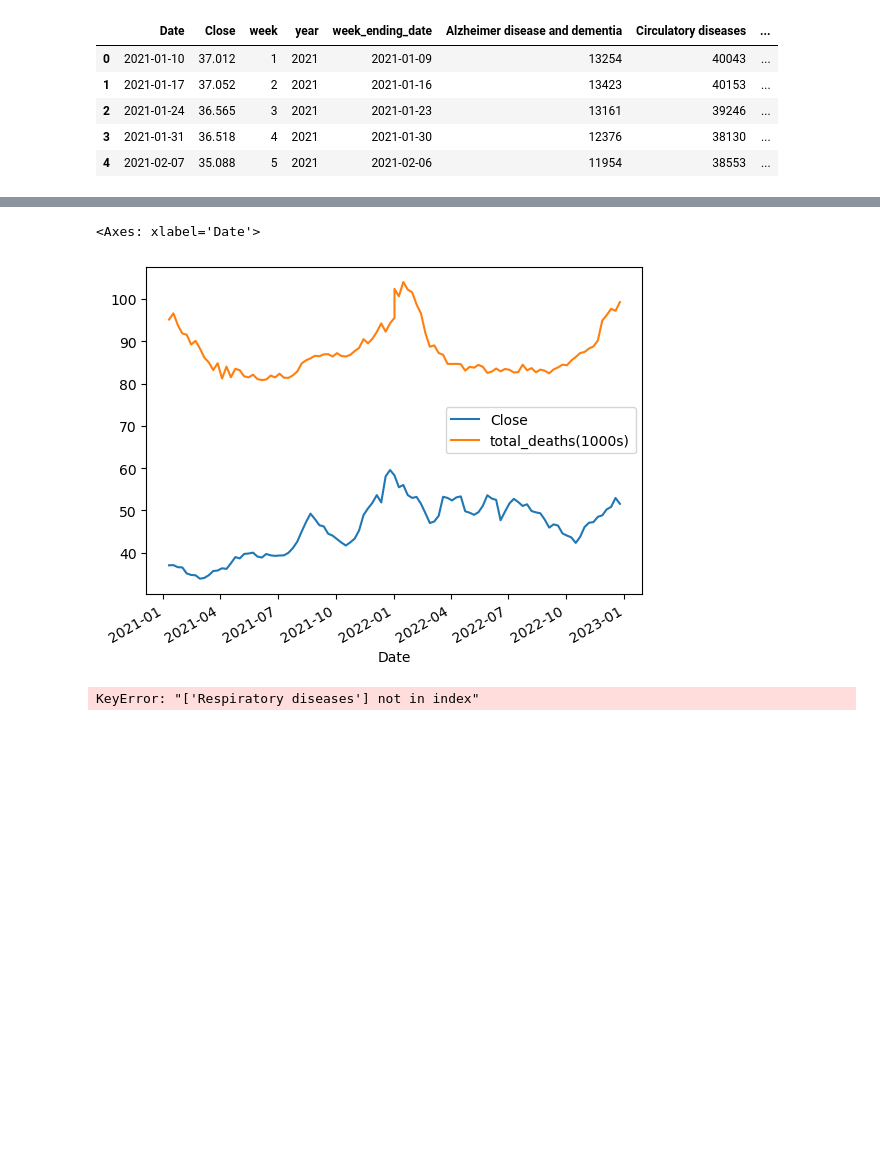
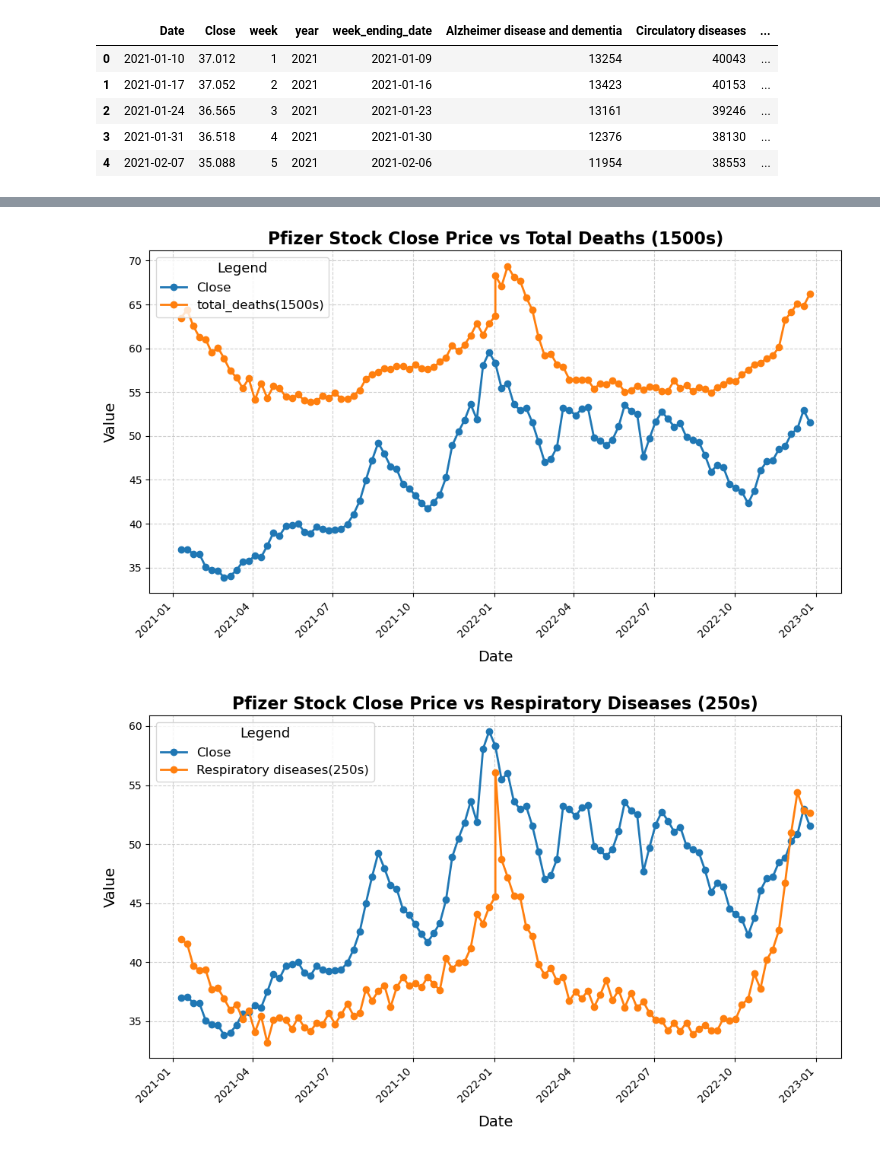
Before and after one commit to Birdfeathers/Project1--Healthcare_Devices, a Jupyter notebook: pfizer stock/death_count_pfizer.ipynb, the cells around one changed output, grey strips where cells are left out. Drawn from its saved outputs; the diff is of its cells as text; code cells hidden in the pictures; blank space fills up the shorter version.

```diff
--- a/pfizer stock/death_count_pfizer.ipynb
+++ b/pfizer stock/death_count_pfizer.ipynb
@@ -65,11 +64,0 @@ death_count_pfizer['total_deaths(1000s)'] = death_count_pfizer['total']/1000
-# %%
-death_count_pfizer = death_count_pfizer[['Close','total_deaths(1000s)']]
-death_count_pfizer.plot()
-# %% [output]
-<Axes: xlabel='Date'>
-[figure, removed]
-# %%
-death_count_pfizer1 = death_count_pfizer[['Close','Respiratory diseases']]
-death_count_pfizer1.plot()
-# %% [output]
-KeyError: "['Respiratory diseases'] not in index"
@@ -76,3 +67,36 @@ KeyError: "['Respiratory diseases'] not in index"
+# %%
+#death_count_pfizer_2 = death_count_pfizer[['Close','Respiratory diseases(250s)']]
+#death_count_pfizer_2.plot()
+# Assuming death_count_pfizer DataFrame is already defined
+death_count_pfizer_1 = death_count_pfizer[['Close', 'total_deaths(1500s)']]
+death_count_pfizer_2 = death_count_pfizer[['Close', 'Respiratory diseases(250s)']]
+
+# Plotting Pfizer Stock Close Price vs Total Deaths (1500s)
+fig, ax = plt.subplots(figsize=(10, 6))
+death_count_pfizer_1.plot(ax=ax, linewidth=2, linestyle='-', marker='o')
+ax.set_title('Pfizer Stock Close Price vs Total Deaths (1500s)', fontsize=16, weight='bold')
+ax.set_xlabel('Date', fontsize=14, labelpad=10)
+ax.set_ylabel('Value', fontsize=14, labelpad=10)
+ax.grid(visible=True, linestyle='--', alpha=0.6)
+ax.legend(title='Legend', fontsize=12, title_fontsize='13', loc='upper left')
+plt.xticks(rotation=45)
+plt.tight_layout()
+plt.show()
+
+# Plotting Pfizer Stock Close Price vs Respiratory Diseases (250s)
+fig, ax = plt.subplots(figsize=(10, 6))
+death_count_pfizer_2.plot(ax=ax, linewidth=2, linestyle='-', marker='o')
+ax.set_title('Pfizer Stock Close Price vs Respiratory Diseases (250s)', fontsize=16, weight='bold')
+ax.set_xlabel('Date', fontsize=14, labelpad=10)
+ax.set_ylabel('Value', fontsize=14, labelpad=10)
+ax.grid(visible=True, linestyle='--', alpha=0.6)
+ax.legend(title='Legend', fontsize=12, title_fontsize='13', loc='upper left')
+plt.xticks(rotation=45)
+plt.tight_layout()
+plt.show()
+# %% [output]
+[figure, added]
+[figure, added]
 # %%
 death_count_pfizer.corr()
 # %% [output]
```
Also changed, not shown: parts of 7 cells of this notebook.
